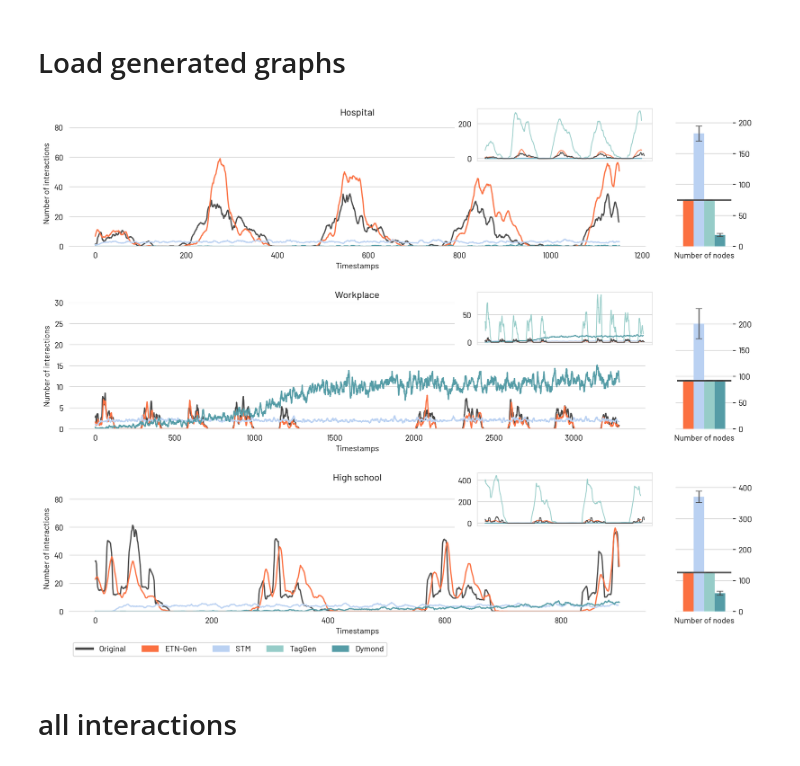
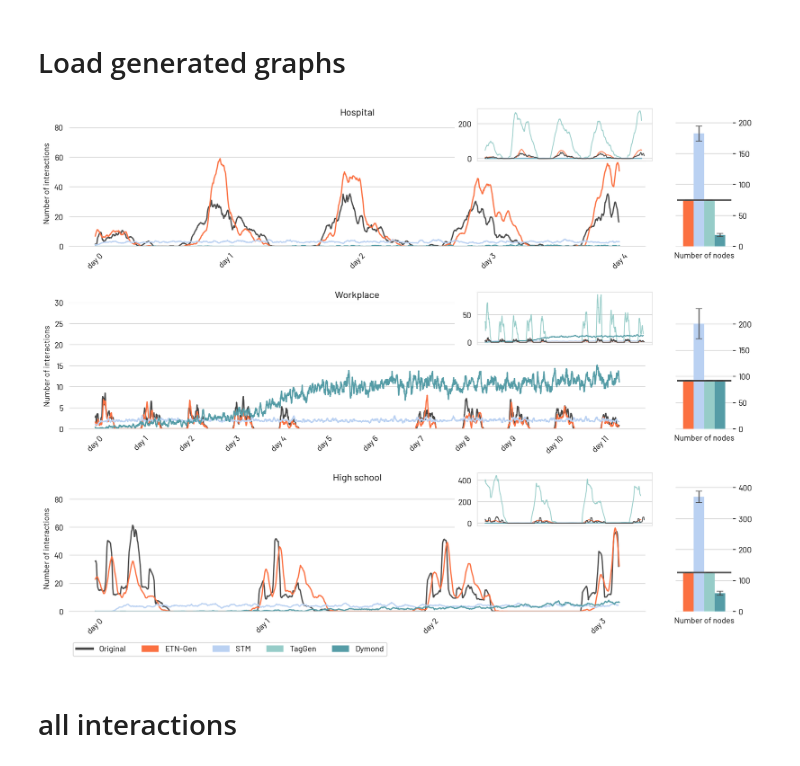
Before and after one commit to AntonioLonga/ETNgen, a Jupyter notebook: Evaluation/Number of interaction_2.ipynb, the cells around one changed output. Cells and saved outputs as stored; diff of their text form; code cells hidden in the pictures.

```diff
--- a/Evaluation/Number of interaction_2.ipynb
+++ b/Evaluation/Number of interaction_2.ipynb
@@ -260,16 +260,28 @@ from matplotlib.patches import Patch
 from matplotlib.lines import Line2D
 
 
-
 def plot_nb_inter_one_axes(ax,orig_graphs,etn_gen,stm_gen,dym_gen,tag_gen,nb,legend=False,line_width=1.5):
 
-    ax.plot(moving_average(nb_interactions(orig_graphs)),color=ORIGINAL_COLOR,label="Original", lw=line_width)
-    ax.plot(moving_average(nb_interactions(etn_gen)),color=ETN_COLOR,label="ETN", lw=line_width)
-    ax.plot(moving_average(nb_interactions(stm_gen)),color=STM_COLOR,label="Stm", lw=line_width)
-    ax.plot(moving_average(nb_interactions(dym_gen)),color=DYM_COLOR,label="Dymond", lw=line_width)
+    tmp = moving_average(nb_interactions(orig_graphs))
+    x = np.arange(0,(len(tmp)*300)/(60*60*24),(len(tmp)*300)/(60*60*24)/len(tmp))
+    ax.plot(x,tmp,color=ORIGINAL_COLOR, label="Original", lw=line_width)
+
+    tmp = moving_average(nb_interactions(etn_gen))
+    x = np.arange(0,(len(tmp)*300)/(60*60*24),(len(tmp)*300)/(60*60*24)/len(tmp))
+    ax.plot(x,tmp,color=ETN_COLOR, label="ETN", lw=line_width)
+
+    tmp = moving_average(nb_interactions(stm_gen))
+    x = np.arange(0,(len(tmp)*300)/(60*60*24),(len(tmp)*300)/(60*60*24)/len(tmp))
+    ax.plot(x,tmp,color=STM_COLOR, label="Stm", lw=line_width)
+
+    tmp = moving_average(nb_interactions(dym_gen))
+    x = np.arange(0,(len(tmp)*300)/(60*60*24),(len(tmp)*300)/(60*60*24)/len(tmp))
+    ax.plot(x,tmp,color=DYM_COLOR, label="Dymond", lw=line_width)
+
     ax.plot([1],color=TAG_COLOR,label="TagGen")
 
-    ax.set_xlabel("Timestamps")
+
+
     ax.set_ylabel("Number of interactions")
     if nb == 0:
         ax.set_title("Hospital")
@@ -342,8 +354,6 @@ def plot_nb_inter_one_axes(ax,orig_graphs,etn_gen,stm_gen,dym_gen,tag_gen,nb,leg
         # Create the figure
         ax.legend(handles=legend_elements,loc='center left', bbox_to_anchor=(0.0, -0.3),ncol=5)
 
-
-
 #rects1 = ax.bar(x - 0.3, x2, width, label='ETN-gen',color="blue",alpha=0.5)
 def plot_nb_inter_nb_nodes(axess,a,b,c,d,e,nb_nodes):
     x11,x22,x33,x44,x55 = nb_nodes
@@ -375,9 +385,6 @@ def plot_nb_inter_nb_nodes(axess,a,b,c,d,e,nb_nodes):
 
 
 
-
-
-
     axes.set_axisbelow(True)
     #axes.yaxis.grid(True, color='#FFFFFF')
     #axes.set_facecolor('#EFEFEF')
@@ -387,18 +394,32 @@ def plot_nb_inter_nb_nodes(axess,a,b,c,d,e,nb_nodes):
     #ax.set_facecolor('#EFEFEF')
     axes.xaxis.grid(False)
 # %%
+
+
+ORIGINAL_COLOR = '#474747' #dark grey
+ETN_COLOR =  '#fb7041' #'#E5865E' # arancio
+TAG_COLOR = '#96ccc8' # light blue
+STM_COLOR = '#bad1f2' #8F2E27' # rosso
+DYM_COLOR = '#559ca6' # teal
+
 figure, axes = plt.subplots(nrows=3, ncols=2,figsize=(12,9), gridspec_kw={'width_ratios': [10, 1]})
 figure.tight_layout(h_pad=5,w_pad=1)
 plot_nb_inter_one_axes(axes[0][0],a,b,c,d,e,0)
+axes[0][0].set_xticks([0,1,2,3,4],labels=["day 0","day 1","day 2","day 3","day 4"],rotation=45)
 plot_nb_inter_nb_nodes(axes[0],a,b,c,d,e,nb_nodes_lh)
+
 plot_nb_inter_one_axes(axes[1][0],aa,bb,cc,dd,ee,1)
+axes[1][0].set_xticks([0,1,2,3,4,5,6,7,8,9,10,11],labels=["day 0","day 1","day 2","day 3","day 4",
+          "day 5","day 6","day 7","day 8","day 9","day 10","day 11"],rotation=45)
 plot_nb_inter_nb_nodes(axes[1],aa,bb,cc,dd,ee,nb_nodes_in)
+
 plot_nb_inter_one_axes(axes[2][0],aaa,bbb,ccc,ddd,eee,2,True)
+axes[2][0].set_xticks([0,1,2,3],labels=["day 0","day 1","day 2","day 3"],rotation=45)
 plot_nb_inter_nb_nodes(axes[2],aaa,bbb,ccc,ddd,eee,nb_nodes_hs)
 
 figure.savefig("nb_interactions_main_test1_WithE_V4.pdf", bbox_inches = 'tight')
 # %% [output]
-[figure, old version]
+[figure, new version]
 # %% [markdown]
 # all interactions
 # %%
```
Also changed, not shown: parts of 5 cells of this notebook, 40 other files.
